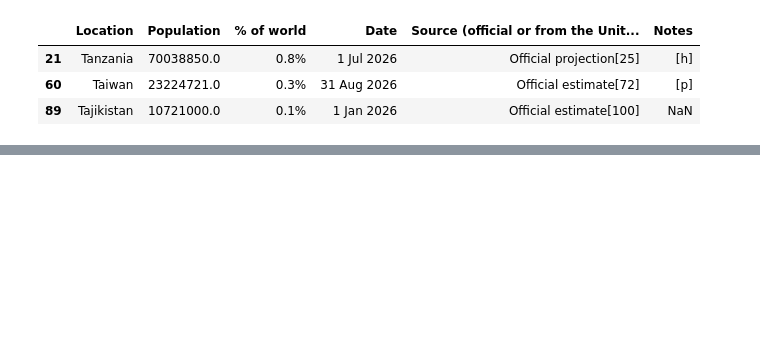
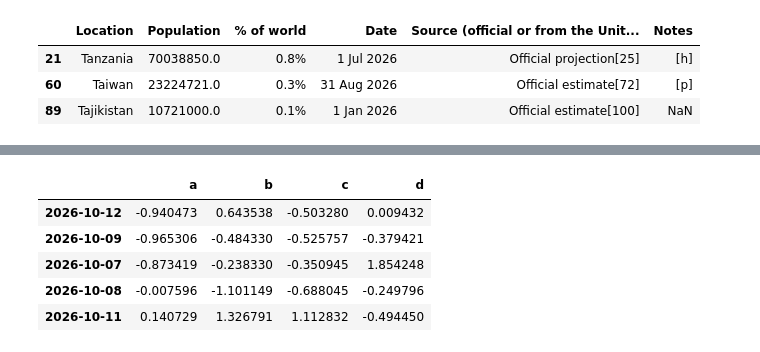
Before and after one commit to tjwei/DataScienceSoftware2026, a Jupyter notebook: pandas01.ipynb, the cells around one changed output, grey strips where cells are left out. Saved outputs shown, nothing was run; the diff lists cells and outputs as text; code cells hidden in the pictures; blank space fills up the shorter version.

```diff
--- a/pandas01.ipynb
+++ b/pandas01.ipynb
@@ -165,0 +349,10 @@ KeyError: 0
+# %%
+df2 = df.loc[['2026-10-12','2026-10-9','2026-10-07','2026-10-8','2026-10-11']].copy()
+df2
+# %% [output]
+|  | a | b | c | d |
+| 2026-10-12 | -0.940473 | 0.643538 | -0.503280 | 0.009432 |
+| 2026-10-09 | -0.965306 | -0.484330 | -0.525757 | -0.379421 |
+| 2026-10-07 | -0.873419 | -0.238330 | -0.350945 | 1.854248 |
+| 2026-10-08 | -0.007596 | -1.101149 | -0.688045 | -0.249796 |
+| 2026-10-11 | 0.140729 | 1.326791 | 1.112832 | -0.494450 |
```
Also changed, not shown: parts of 42 cells of this notebook.
